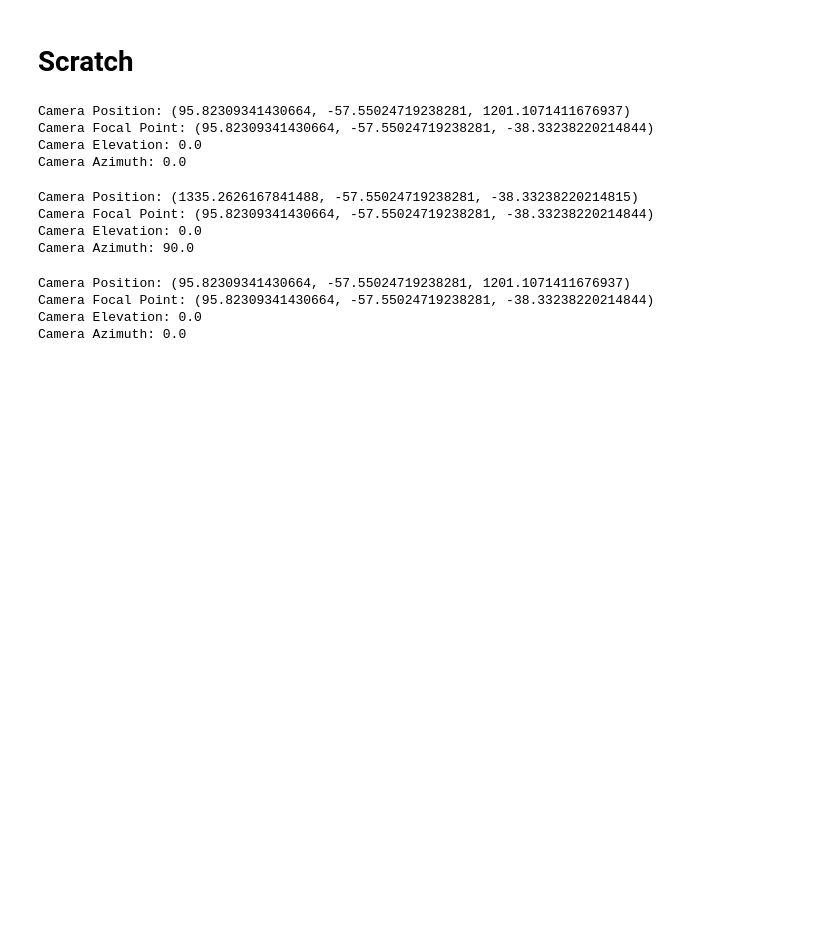
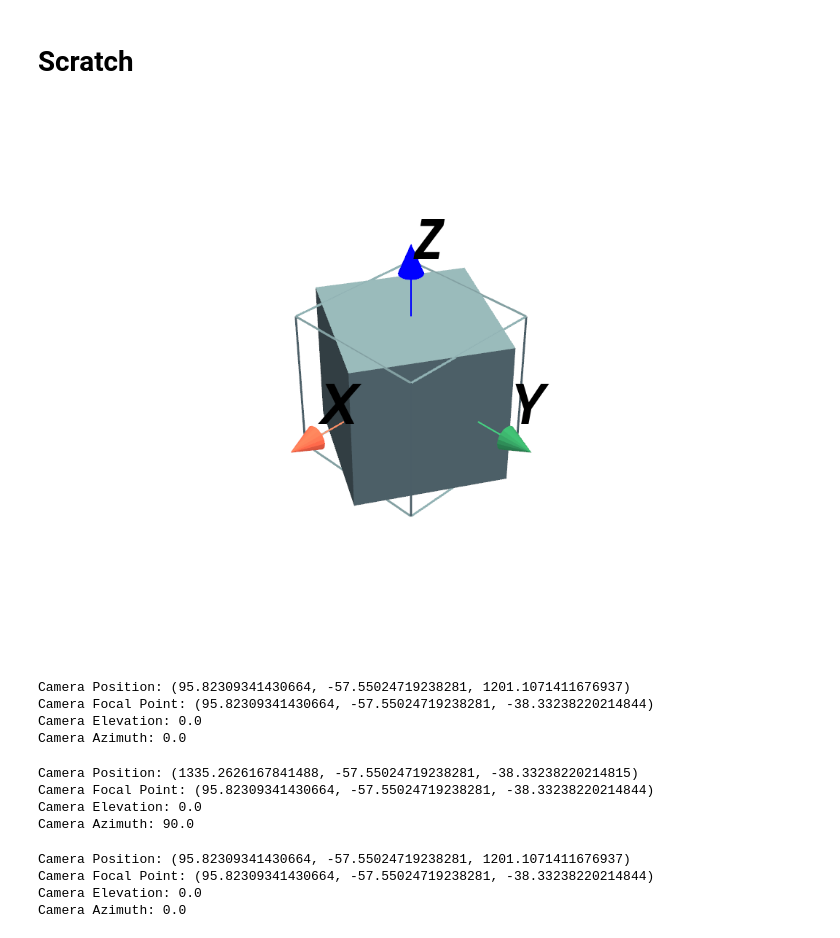
Before and after one commit to josephko91/ice3d, a Jupyter notebook: notebooks/22-two-view-projections.ipynb, the cells around one changed output. Cells and saved outputs as stored; diff of their text form; code cells hidden in the pictures; blank space fills up the shorter version.

```diff
--- a/notebooks/22-two-view-projections.ipynb
+++ b/notebooks/22-two-view-projections.ipynb
@@ -154,5 +490,17 @@ processing ros-test-023938.stl
 # %% [markdown]
 # Scratch
+# %%
+# import pyvista as pv
+mesh = pv.Cube()
+rot = mesh.rotate_vector((0, 0, 1), 60, point=(0,0,0),inplace=False)
+# %%
+pl = pv.Plotter()
+_ = pl.add_mesh(rot)
+_ = pl.add_mesh(mesh, style='wireframe', line_width=3)
+_ = pl.add_axes_at_origin()
+pl.show(jupyter_backend='static')
+# %% [output]
+[figure, added]
 # %%
 # Load single stl file
 stl_dir = '/glade/derecho/scratch/joko/synth-ros/n1000-test-20250226/stl'
```
Also changed, not shown: parts of 23 cells of this notebook, 28 other files.
